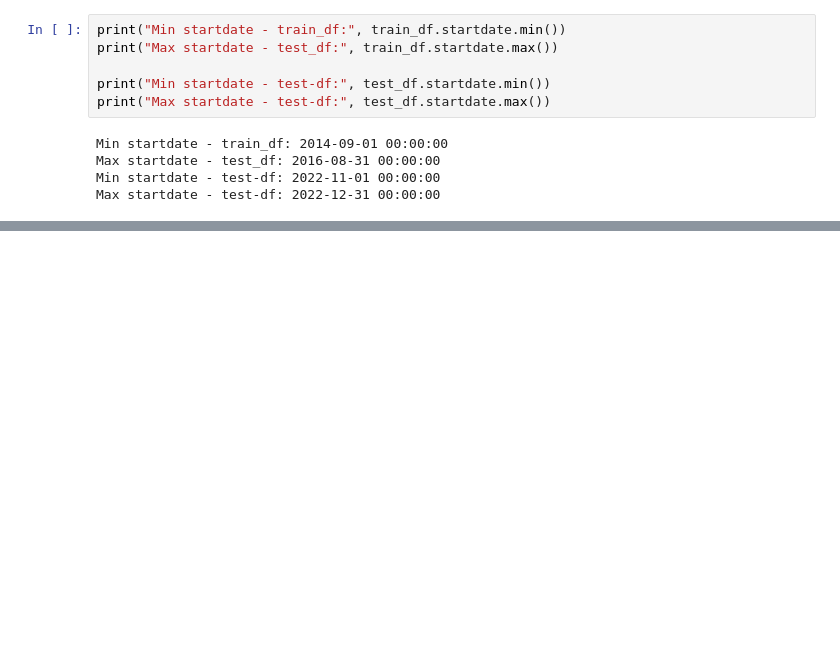
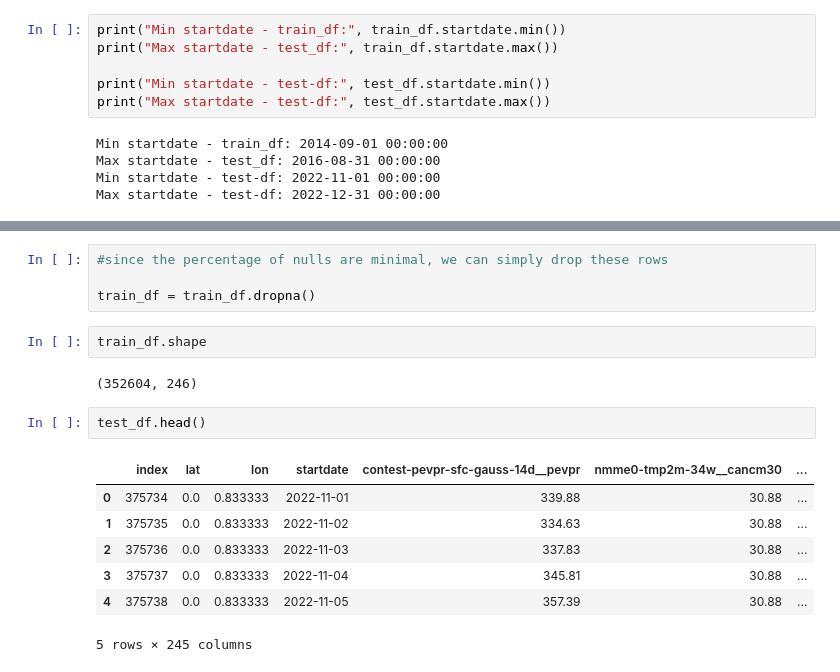
Before and after one commit to pondyasha/Improving-Extreme-Weather-Forecasts, a Jupyter notebook: wids_datathon_2023.ipynb, the cells around one changed output, grey strips where cells are left out. Saved outputs shown, nothing was run; the diff lists cells and outputs as text; blank space fills up the shorter version.

Commit message:
EDA: removed missing values and working on issue with having different locations in train and test datasets

```diff
--- a/wids_datathon_2023.ipynb
+++ b/wids_datathon_2023.ipynb
@@ -98,0 +157,18 @@ Max startdate - test-df: 2022-12-31 00:00:00
+# %%
+#since the percentage of nulls are minimal, we can simply drop these rows
+
+train_df = train_df.dropna()
+# %%
+train_df.shape
+# %% [output]
+(352604, 246)
+# %%
+test_df.head()
+# %% [output]
+|  | index | lat | lon | startdate | contest-pevpr-sfc-gauss-14d__pevpr | nmme0-tmp2m-34w__cancm30 | ... |
+| 0 | 375734 | 0.0 | 0.833333 | 2022-11-01 | 339.88 | 30.88 | ... |
+| 1 | 375735 | 0.0 | 0.833333 | 2022-11-02 | 334.63 | 30.88 | ... |
+| 2 | 375736 | 0.0 | 0.833333 | 2022-11-03 | 337.83 | 30.88 | ... |
+| 3 | 375737 | 0.0 | 0.833333 | 2022-11-04 | 345.81 | 30.88 | ... |
+| 4 | 375738 | 0.0 | 0.833333 | 2022-11-05 | 357.39 | 30.88 | ... |
+5 rows × 245 columns
```
Also changed, not shown: parts of 8 cells of this notebook.
